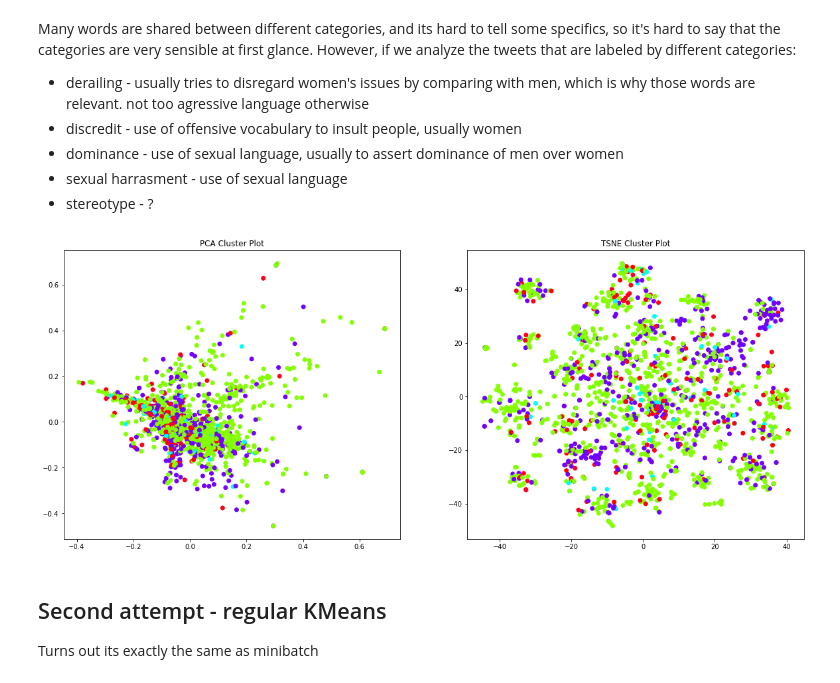
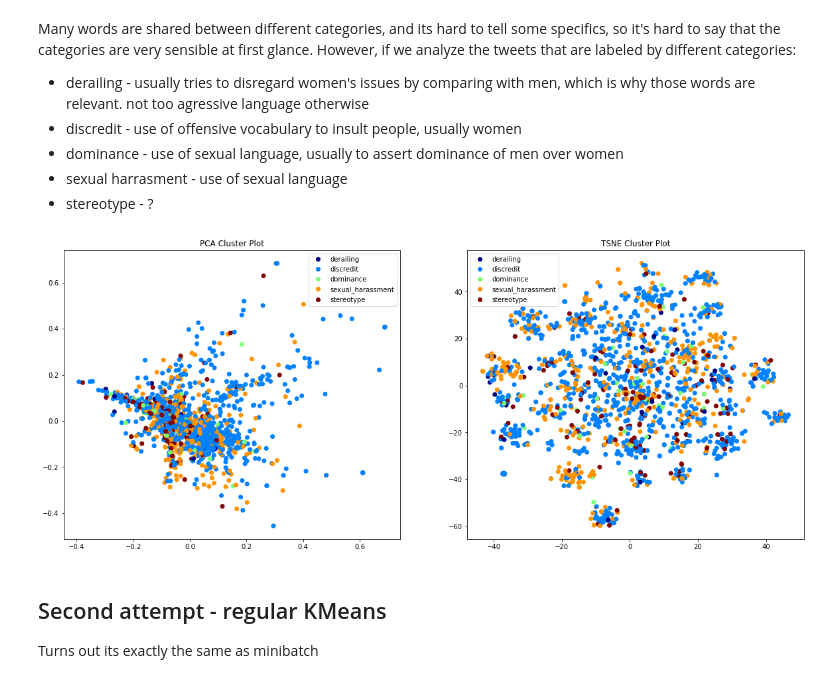
Before and after one commit to Benidzu/NLP_Assignment, a Jupyter notebook: notebooks/iberEvalExploration.ipynb, the cells around one changed output. Drawn from its saved outputs; the diff is of its cells as text; code cells hidden in the pictures.

```diff
--- a/notebooks/iberEvalExploration.ipynb
+++ b/notebooks/iberEvalExploration.ipynb
@@ -66,20 +66,25 @@ tfidf_mat.shape
 # %%
 clusters = MiniBatchKMeans(n_clusters=5, init_size=1024, batch_size=2048, random_state=20).fit_predict(tfidf_mat)
 # %%
-def plot_tsne_pca(data, labels):
+def plot_tsne_pca(data, labels,defLabels=None):
     max_label = max(labels)
 
     pca = PCA(n_components=2).fit_transform(data.todense())
     tsne = TSNE().fit_transform(PCA(n_components=50).fit_transform(data.todense()))
-    label_subset = labels
-    label_subset = [cm.hsv(i/max_label) for i in label_subset]
 
     f, ax = plt.subplots(1, 2, figsize=(20, 8))
 
-    ax[0].scatter(pca[:, 0], pca[:, 1], c=label_subset)
+    pts = ax[0].scatter(pca[:, 0], pca[:, 1], c=labels, cmap="jet")
     ax[0].set_title('PCA Cluster Plot')
-    ax[1].scatter(tsne[:, 0], tsne[:, 1], c=label_subset)
+    #print(*pts.legend_elements())
+    pts2 = ax[1].scatter(tsne[:, 0], tsne[:, 1], c=labels, cmap="jet")
     ax[1].set_title('TSNE Cluster Plot')
+    if defLabels is None:
+        ax[0].legend(*pts.legend_elements())
+        ax[1].legend(*pts2.legend_elements())
+    else:
+        ax[0].legend(pts.legend_elements()[0], defLabels)
+        ax[1].legend(pts2.legend_elements()[0], defLabels)
 # %%
 plot_tsne_pca(tfidf_mat, clusters)
 # %% [output]
@@ -142,9 +147,9 @@ However, if we analyze the tweets that are labeled by different categories:
 * sexual harrasment - use of sexual language
 * stereotype - ?
 # %%
-plot_tsne_pca(tfidf_mat, np.array(catNumbers))
+plot_tsne_pca(tfidf_mat, np.array(catNumbers), np.unique(categories))
 # %% [output]
-[figure, old version]
+[figure, new version]
 # %% [markdown]
 ## Second attempt - regular KMeans
 
```
Also changed, not shown: parts of 8 cells of this notebook.
